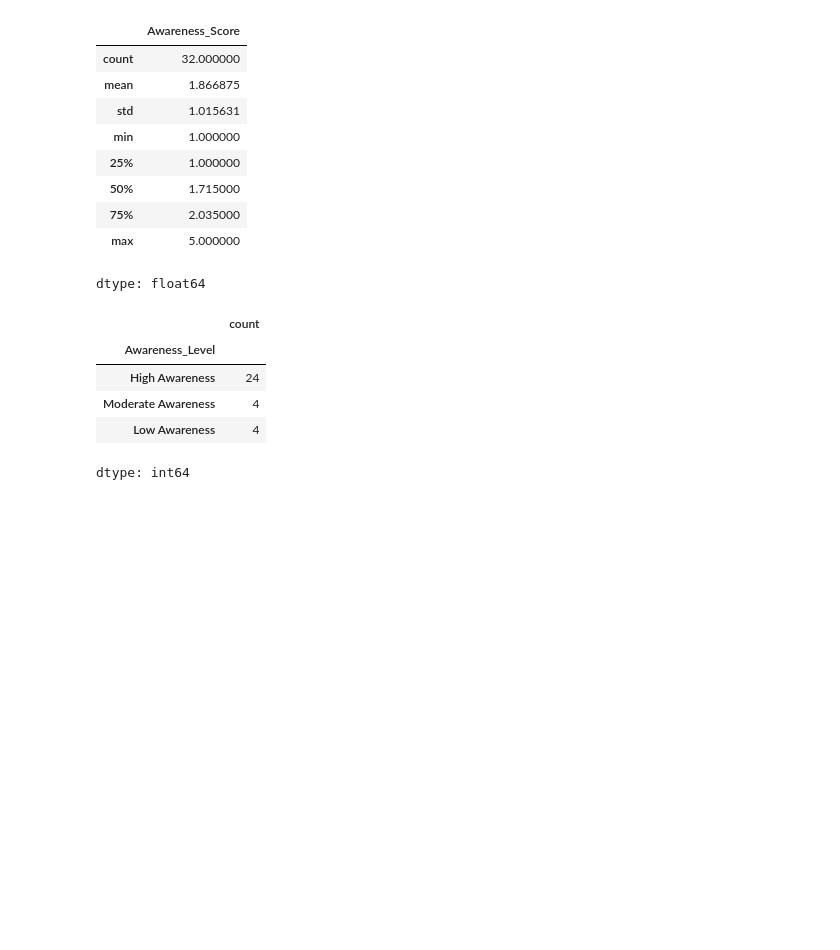
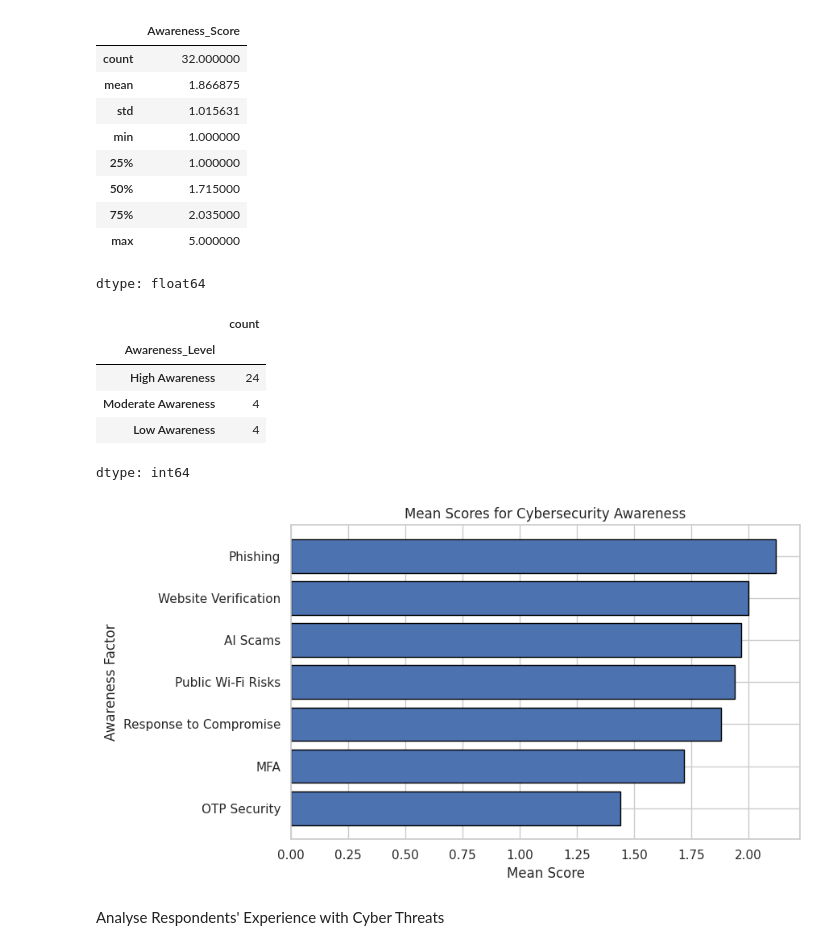
Before and after one commit to Shavindri/Final-Year-Project, a Jupyter notebook: Untitled0.ipynb, the cells around one changed output. Cells and saved outputs as stored; diff of their text form; code cells hidden in the pictures; blank space fills up the shorter version.

```diff
--- a/Untitled0.ipynb
+++ b/Untitled0.ipynb
@@ -195,3 +196,6 @@ missing_values[missing_values > 0]
 |  | 0 |
 | Fraud_Response | 16 |
 dtype: int64
+# %%
+# Fill only the conditional question with "Not Applicable"
+all_data["Fraud_Response"] = all_data["Fraud_Response"].fillna("Not Applicable")
@@ -397,3 +422,44 @@ all_data["Awareness_Level"].value_counts()
 | Moderate Awareness | 4 |
 | Low Awareness | 4 |
 dtype: int64
+# %%
+import matplotlib.pyplot as plt
+
+awareness_mean = awareness_summary.reset_index()
+
+awareness_mean.columns = [
+    "Awareness Factor",
+    "Mean Score",
+    "Standard Deviation"
+]
+
+awareness_mean["Awareness Factor"] = [
+    "Phishing",
+    "OTP Security",
+    "MFA",
+    "Website Verification",
+    "Public Wi-Fi Risks",
+    "AI Scams",
+    "Response to Compromise"
+]
+
+awareness_mean = awareness_mean.sort_values("Mean Score")
+
+plt.figure(figsize=(9,5))
+
+plt.barh(
+    awareness_mean["Awareness Factor"],
+    awareness_mean["Mean Score"],
+    edgecolor="black"
+)
+
+plt.title("Mean Scores for Cybersecurity Awareness")
+plt.xlabel("Mean Score")
+plt.ylabel("Awareness Factor")
+
+plt.tight_layout()
+plt.show()
+# %% [output]
+[figure, added]
+# %% [markdown]
+Analyse Respondents' Experience with Cyber Threats
```
Also changed, not shown: parts of 65 cells of this notebook.
